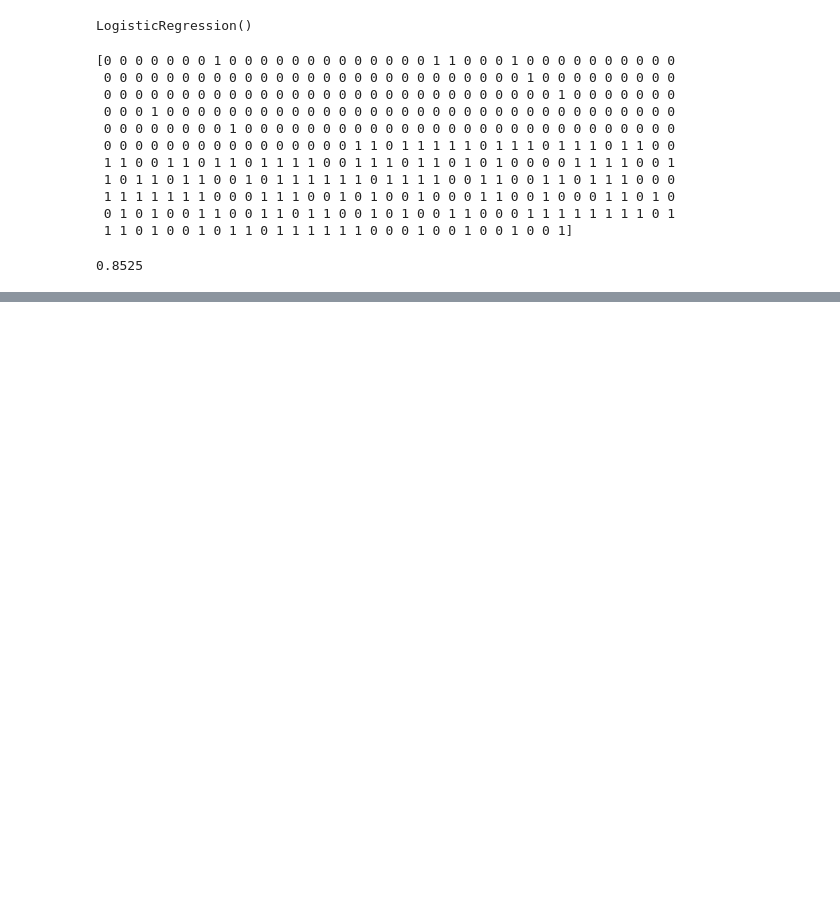
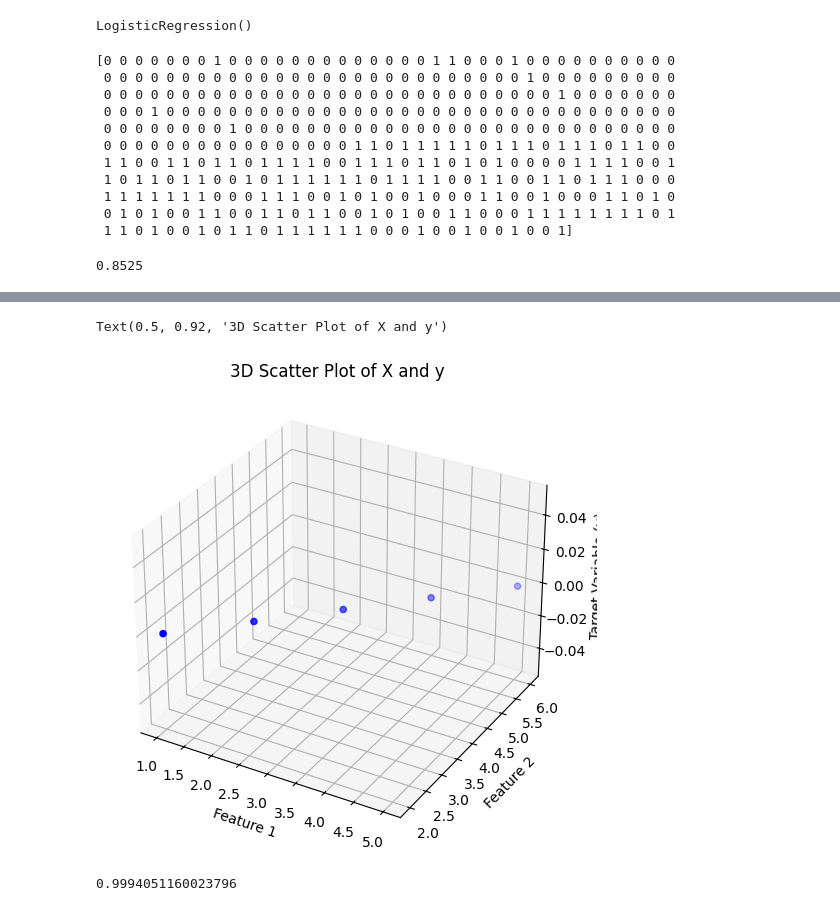
Before and after one commit to jahanashirin09/machineLearning, a Jupyter notebook: test_different_types_regression/types_regression.ipynb, the cells around one changed output, grey strips where cells are left out. Drawn from its saved outputs; the diff is of its cells as text; code cells hidden in the pictures; blank space fills up the shorter version.

```diff
--- a/test_different_types_regression/types_regression.ipynb
+++ b/test_different_types_regression/types_regression.ipynb
@@ -335,0 +406,25 @@ lg.score(x_log_multi,y_log_multi)
+# %%
+X_red= np.array([[1, 2], [2, 3], [3, 4], [4, 5], [5, 6]])
+y_red = np.array([2, 3, 4, 5, 6])
+# %%
+from mpl_toolkits.mplot3d import Axes3D
+fig=plt.figure(figsize=(8,6))
+ax=fig.add_subplot(111,projection='3d')
+x_vari=X_red[:,0]
+y_vari=X_red[:,1]
+ax.scatter(x_vari,y_vari,c='b',marker='o')
+
+ax.set_xlabel('Feature 1')
+ax.set_ylabel('Feature 2')
+ax.set_zlabel('Target Variable (y)')
+ax.set_title('3D Scatter Plot of X and y')
+# %% [output]
+Text(0.5, 0.92, '3D Scatter Plot of X and y')
+[figure, added]
+# %%
+ridge_model=Ridge(alpha=0.5)
+ridge_model.fit(X_red,y_red)
+y_pred=ridge_model.predict(X_red)
+ridge_model.score(X_red,y_red)
+# %% [output]
+0.9994051160023796
```
Also changed, not shown: parts of 20 cells of this notebook, 3 other files.
